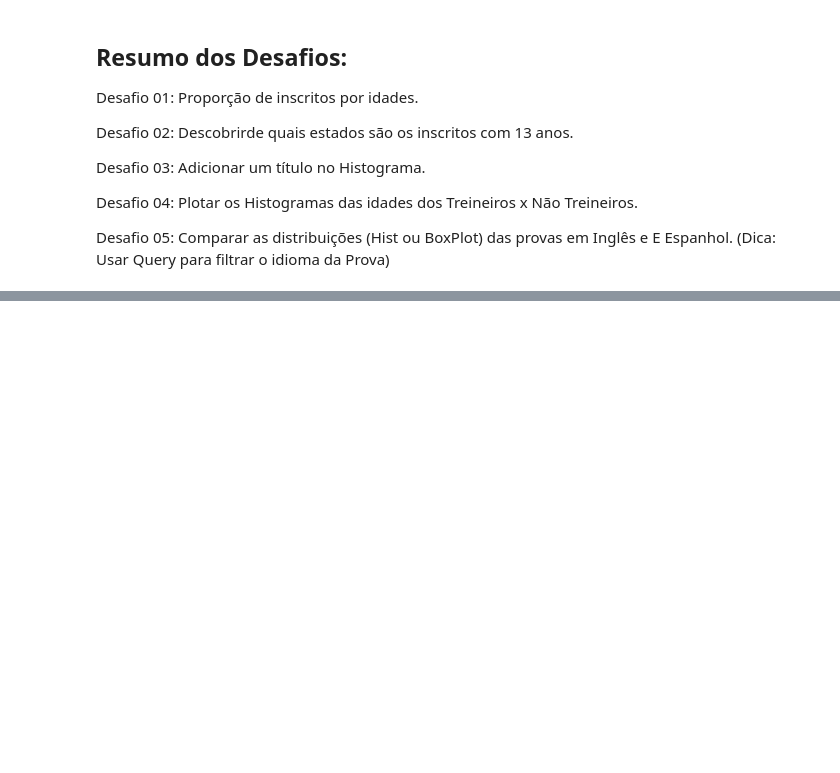
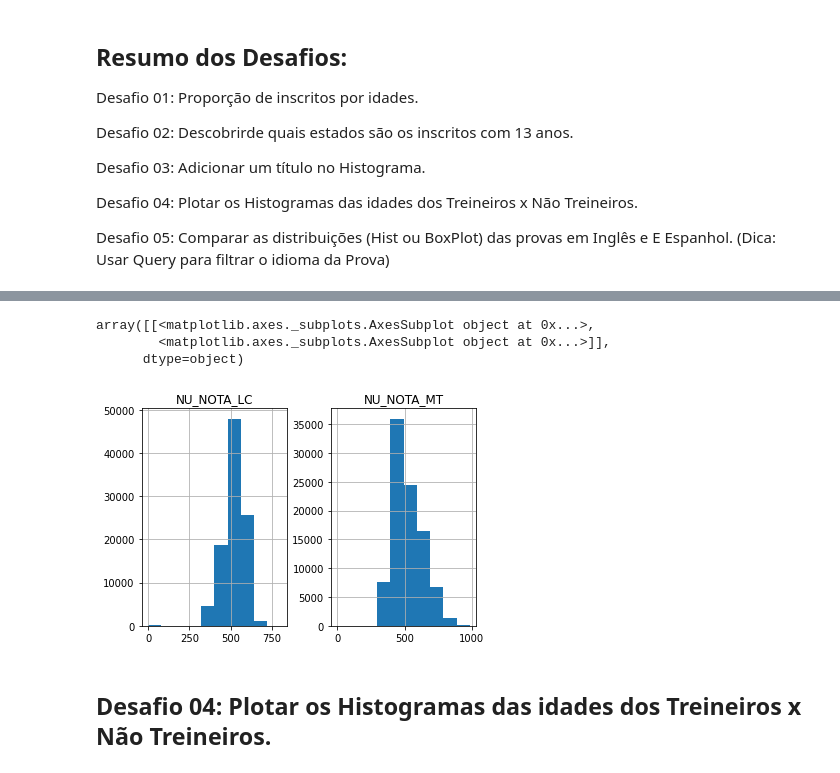
Before and after one commit to tiagorici/Alura_Imersao_Dados, a Jupyter notebook: Aula01.ipynb, the cells around one changed output, grey strips where cells are left out. Saved outputs shown, nothing was run; the diff lists cells and outputs as text; code cells hidden in the pictures; blank space fills up the shorter version.

```diff
--- a/Aula01.ipynb
+++ b/Aula01.ipynb
@@ -288,0 +315,11 @@ Desafio 05: Comparar as distribuições (Hist ou BoxPlot) das provas em Inglês
+# %%
+#Plota o Histograma com as Notas de Linguagens e Códigos
+dados[["NU_NOTA_LC", "NU_NOTA_MT"]].hist(label = "Teste")
+# %% [output]
+array([[<matplotlib.axes._subplots.AxesSubplot object at 0x...>,
+        <matplotlib.axes._subplots.AxesSubplot object at 0x...>]],
+      dtype=object)
+[figure, added]
+# %% [markdown]
+Desafio 04: Plotar os Histogramas das idades dos Treineiros x Não Treineiros.
+---
```
Also changed, not shown: parts of 6 cells of this notebook.
